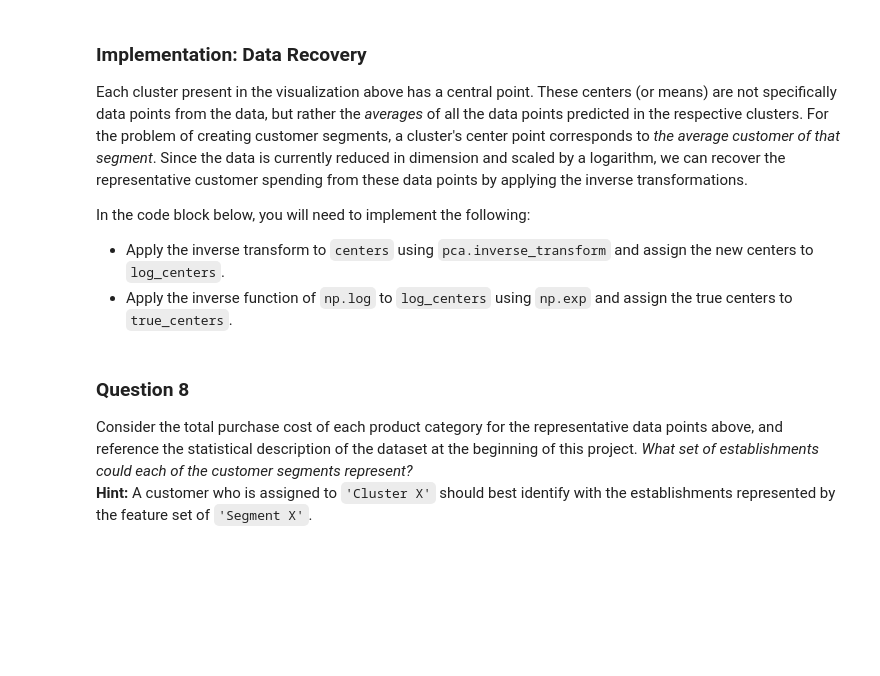
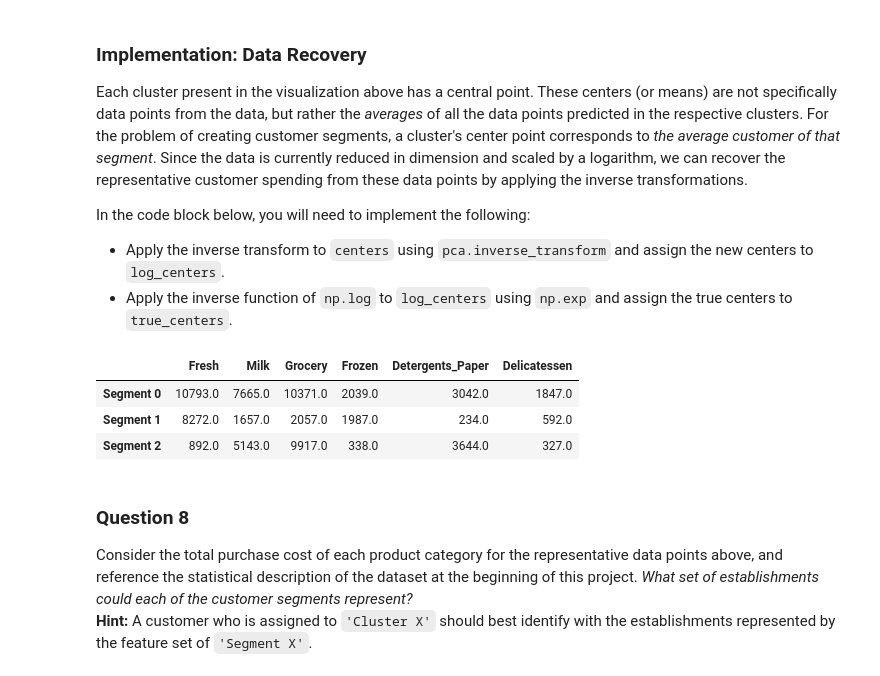
Before and after one commit to MPeyrard86/MLND, a Jupyter notebook: Project3/customer_segments.ipynb, the cells around one changed output. Drawn from its saved outputs; the diff is of its cells as text; code cells hidden in the pictures; blank space fills up the shorter version.

```diff
--- a/Project3/customer_segments.ipynb
+++ b/Project3/customer_segments.ipynb
@@ -446,16 +420,21 @@ In the code block below, you will need to implement the following:
  - Apply the inverse function of `np.log` to `log_centers` using `np.exp` and assign the true centers to `true_centers`.
 # %%
 # TODO: Inverse transform the centers
-log_centers = None
+log_centers = pca.inverse_transform(centers)
 
 # TODO: Exponentiate the centers
-true_centers = None
+true_centers = np.exp(log_centers)
 
 # Display the true centers
 segments = ['Segment {}'.format(i) for i in range(0,len(centers))]
 true_centers = pd.DataFrame(np.round(true_centers), columns = data.keys())
 true_centers.index = segments
 display(true_centers)
+# %% [output]
+|  | Fresh | Milk | Grocery | Frozen | Detergents_Paper | Delicatessen |
+| Segment 0 | 10793.0 | 7665.0 | 10371.0 | 2039.0 | 3042.0 | 1847.0 |
+| Segment 1 | 8272.0 | 1657.0 | 2057.0 | 1987.0 | 234.0 | 592.0 |
+| Segment 2 | 892.0 | 5143.0 | 9917.0 | 338.0 | 3644.0 | 327.0 |
 # %% [markdown]
 ### Question 8
 Consider the total purchase cost of each product category for the representative data points above, and reference the statistical description of the dataset at the beginning of this project. *What set of establishments could each of the customer segments represent?*
```
Also changed, not shown: parts of 10 cells of this notebook.
